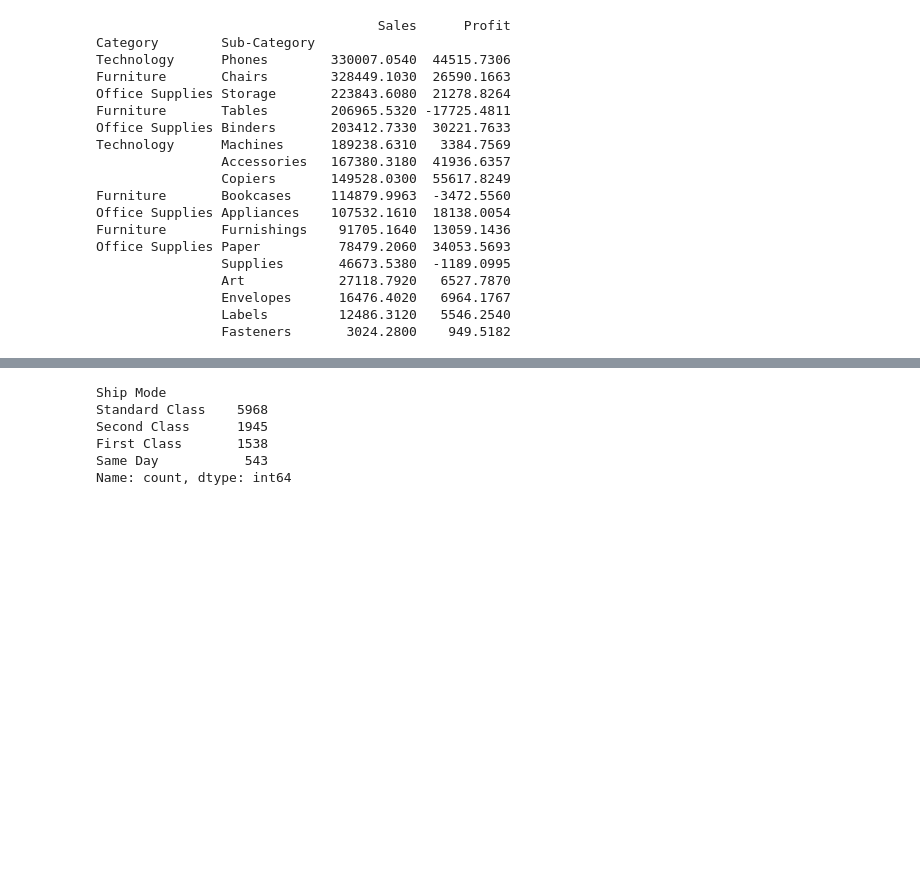
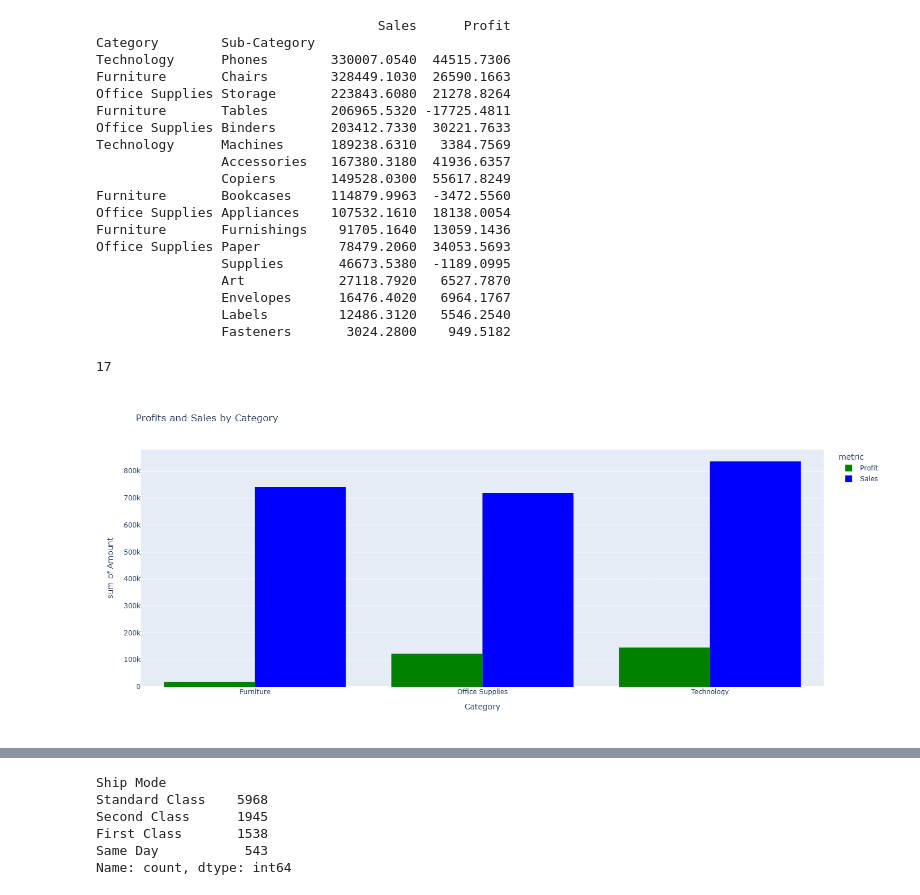
Before and after one commit to Akhil1U/Python_Basics, a Jupyter notebook: Numpy_pandas_matploat/superstore_analysis.ipynb, the cells around one changed output, grey strips where cells are left out. Drawn from its saved outputs; the diff is of its cells as text; code cells hidden in the pictures; blank space fills up the shorter version.

```diff
--- a/Numpy_pandas_matploat/superstore_analysis.ipynb
+++ b/Numpy_pandas_matploat/superstore_analysis.ipynb
@@ -185,3 +205,32 @@ Office Supplies Paper          78479.2060  34053.5693
                 Envelopes      16476.4020   6964.1767
                 Labels         12486.3120   5546.2540
                 Fasteners       3024.2800    949.5182
+# %%
+nbins = len(df['Sub-Category'].unique())
+nbins
+# %% [output]
+17
+# %%
+df_convert = df.melt(id_vars=['Category'],
+                     value_vars=['Profit', 'Sales'],
+                      var_name='metric',
+                      value_name='Amount')
+color_map = {
+    'Profit': 'green',
+    'Sales': 'blue'
+}
+fig = px.histogram(df_convert,
+             x='Category',    # column for x axis
+             y='Amount',    # column for y-axia
+             color='metric',  # import crated column for color
+             barmode='group',   ## barmode group or stack
+             title='Profits and Sales by Category',
+            color_discrete_map=color_map)
+fig.update_layout(
+    height=600,
+    width=1300  # or larger if needed
+)
+# fig.update_traces(marker_line_width=1, marker_line_color='white')
+fig.show()
+# %% [output]
+[figure, added]
```
Also changed, not shown: parts of 30 cells of this notebook, 1 other file.
